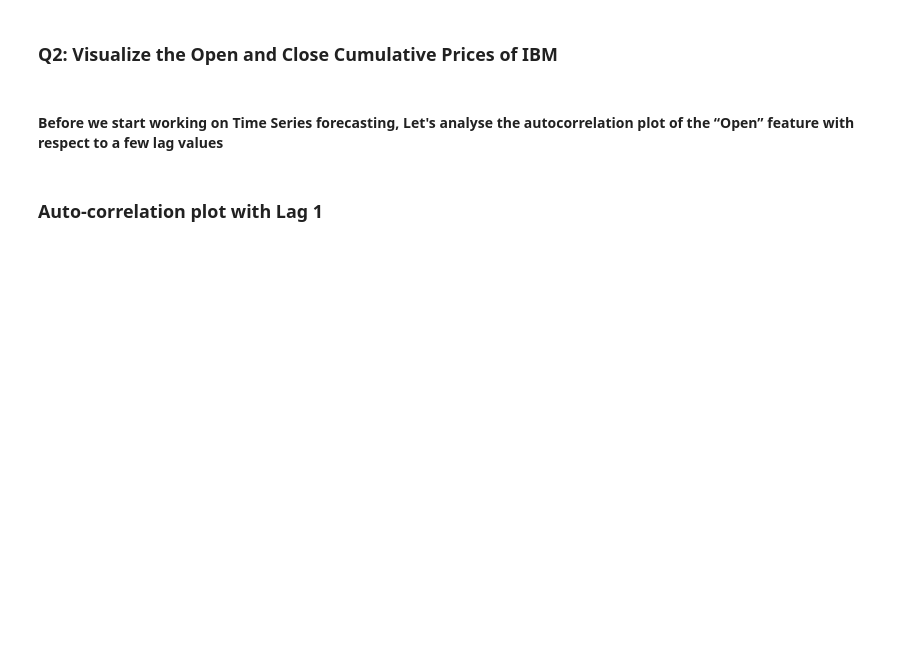
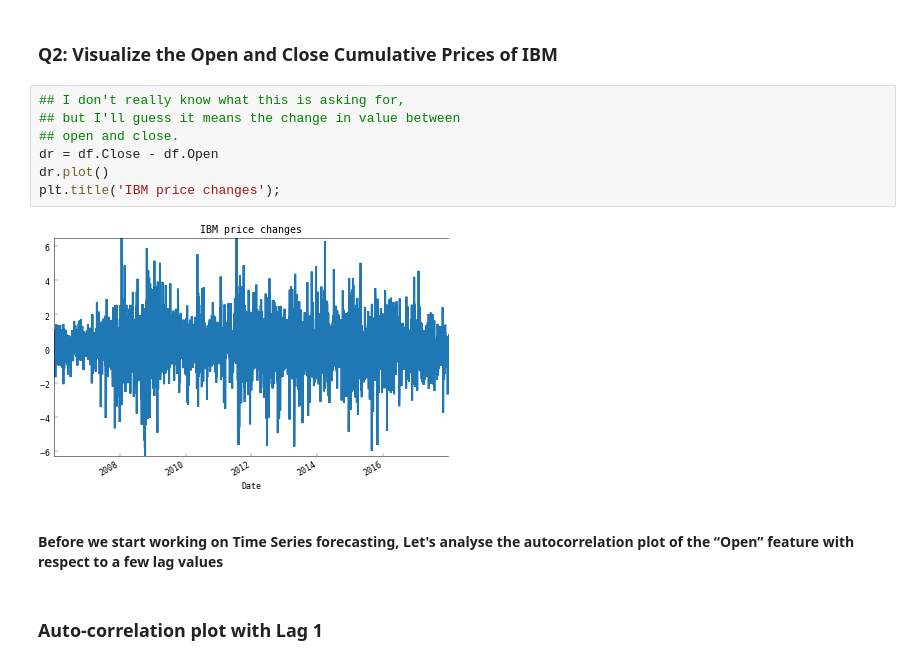
Before and after one commit to jperryhouts/Springboard, a Jupyter notebook: mec-mini-projects/mec-18.5.1-time-series-analysis-mini-project/Mini_Project_Time_Series_Forecasting.ipynb, the cells around one changed output. Drawn from its saved outputs; the diff is of its cells as text; blank space fills up the shorter version.

```diff
--- a/mec-mini-projects/mec-18.5.1-time-series-analysis-mini-project/Mini_Project_Time_Series_Forecasting.ipynb
+++ b/mec-mini-projects/mec-18.5.1-time-series-analysis-mini-project/Mini_Project_Time_Series_Forecasting.ipynb
@@ -51,5 +82,14 @@ plt.title('IBM Returns');
 # %% [markdown]
 ### Q2: Visualize the Open and Close Cumulative Prices of IBM
+# %%
+## I don't really know what this is asking for,
+## but I'll guess it means the change in value between
+## open and close.
+dr = df.Close - df.Open
+dr.plot()
+plt.title('IBM price changes');
+# %% [output]
+[figure, added]
 # %% [markdown]
 ####  Before we start working on Time Series forecasting, Let's analyse the autocorrelation plot of the “Open” feature with respect to a few lag values
 # %% [markdown]
```
Also changed, not shown: parts of 47 cells of this notebook.
